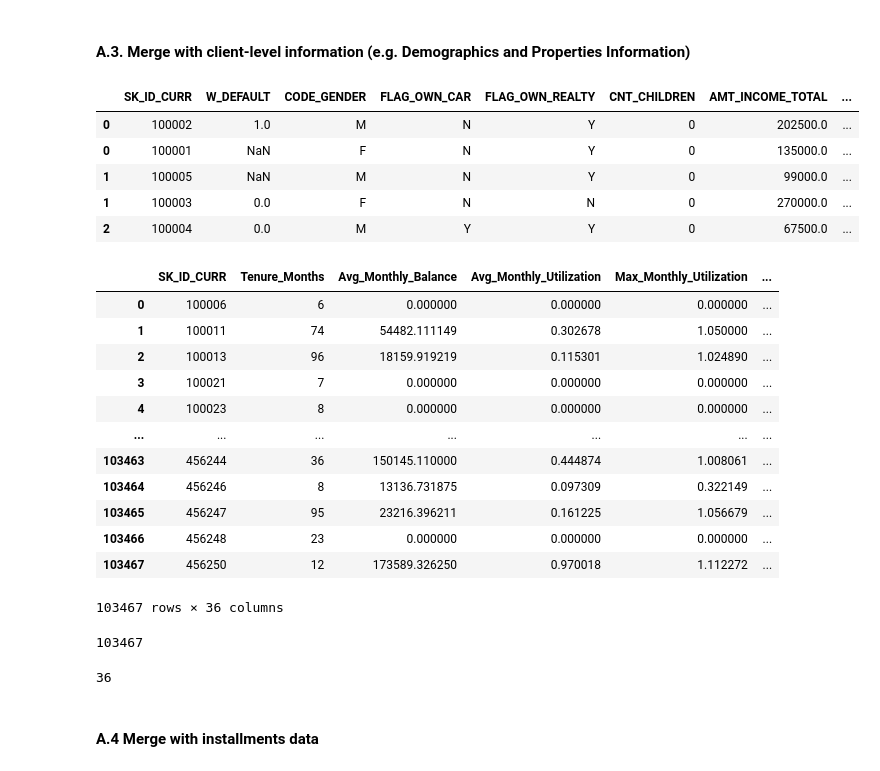
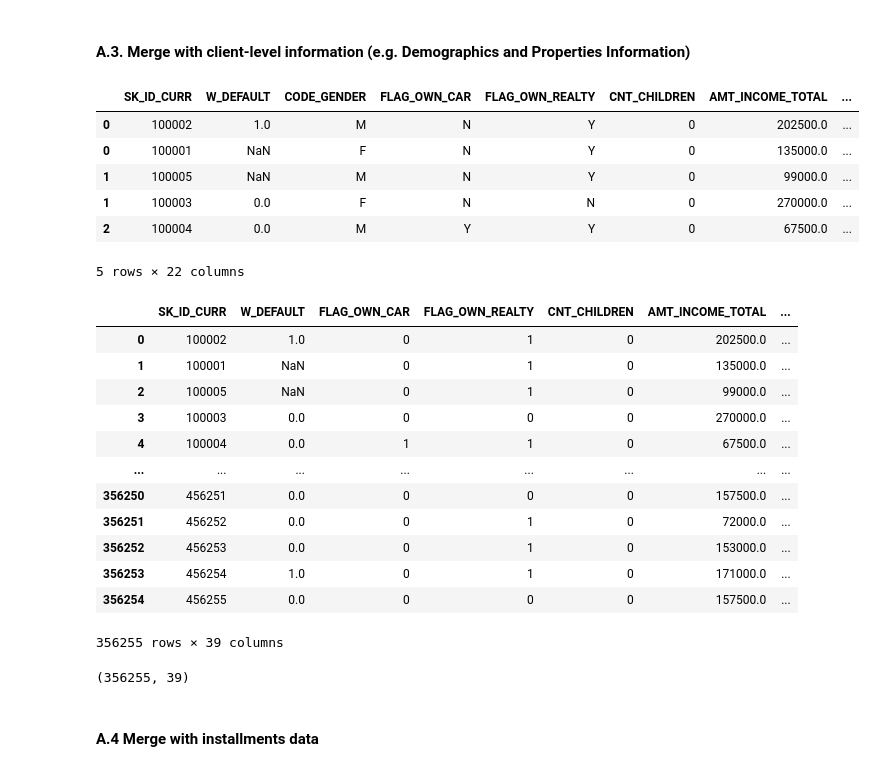
Before and after one commit to dev-dords/ML2_Project, a Jupyter notebook: LT3 - ML2 Final Project.ipynb, the cells around one changed output. Cells and saved outputs as stored; diff of their text form; code cells hidden in the pictures.

Commit message:
Changes to data handling Mirrors Florence's change to joining Removes filling with 0 Removed filling of target Removed dropping of rows without external sources

```diff
--- a/LT3 - ML2 Final Project.ipynb
+++ b/LT3 - ML2 Final Project.ipynb
@@ -196,7 +218,11 @@ customer_info = (
       'CNT_FAM_MEMBERS',  # Number of family members
       'EXT_SOURCE_1',  # External source 1
       'EXT_SOURCE_2',  # External source 2
-      'EXT_SOURCE_3'  # External source 3
+      'EXT_SOURCE_3',  # External source 3
+      'AMT_CREDIT',
+      'AMT_ANNUITY',
+      'AMT_GOODS_PRICE',
+
       ]]
 )
 
@@ -211,10 +237,11 @@ customer_info.head()
 | 1 | 100005 | NaN | M | N | Y | 0 | 99000.0 | ... |
 | 1 | 100003 | 0.0 | F | N | N | 0 | 270000.0 | ... |
 | 2 | 100004 | 0.0 | M | Y | Y | 0 | 67500.0 | ... |
+5 rows × 22 columns
 # %%
 # Join Credit Card data and Customer Information Dataframes
 
-df_joined = pd.merge(credit_card_agg, customer_info, how="left", on='SK_ID_CURR')
+df_joined = pd.merge(customer_info, credit_card_agg, how="left", on='SK_ID_CURR')
 
 # Express customer age in years
 df_joined["Age_Years"] = abs(df_joined["DAYS_BIRTH"]) / 365
@@ -229,16 +256,14 @@ df_joined["CODE_GENDER_M"] = df_joined['CODE_GENDER'].map({'F': 0, 'M': 1})
 df_joined["FLAG_OWN_CAR"] = df_joined['FLAG_OWN_CAR'].map({'Y': 1, 'N': 0})
 
 # Indicator if client owns a real property
-df_joined["FLAG_OWN_REALTY"] = df_joined['FLAG_OWN_REALTY'].map({
-                                                                'Y': 1, 'N': 0})
+df_joined["FLAG_OWN_REALTY"] = df_joined['FLAG_OWN_REALTY'].map({'Y': 1, 'N': 0})
 
 # Drop redundant columns
 df_joined = df_joined.drop(['CODE_GENDER', 'DAYS_BIRTH'], axis=1)
 
 # Drop rows with no value on any EXT_SOURCE_1, EXT_SOURCE_2, and EXT_SOURCE_3
 external_sources = ['EXT_SOURCE_1', 'EXT_SOURCE_2', 'EXT_SOURCE_3']
-df_joined = df_joined[~df_joined[external_sources].isna().all(
-    axis=1)]  # Only one row has none of all
+# df_joined = df_joined[~df_joined[external_sources].isna().all(axis=1)]  # Only one row has none of all
 
 # Create new columns to reflect best and worst scores from EXT_SOURCE_1, EXT_SOURCE_2, and EXT_SOURCE3
 df_joined['EXT_SOURCE_best'] = df_joined[external_sources].apply(
@@ -248,10 +273,6 @@ df_joined['EXT_SOURCE_worst'] = df_joined[external_sources].apply(
 
 # Isolate columns EXT_SOURCE_1, EXT_SOURCE_2, and EXT_SOURCE_3
 df_joined = df_joined.drop(columns=external_sources)
-
-# Drop rows with 0 'AMT_CREDIT_LIMIT_ACTUAL' since they cannot be upsold with expanded limit (re-activation would be required instead)
-# we do this later
-# df_joined = df_joined[df_joined['AMT_CREDIT_LIMIT_ACTUAL'] != 0]
 # %%
 # use mean to fill NA for own car age so that this data can be used without effect for the missing rows
 df_joined['OWN_CAR_AGE'].fillna(df_joined.OWN_CAR_AGE.mean(), inplace=True)
@@ -261,31 +282,26 @@ df_joined['credit_limit_income_ratio'] = df_joined['AMT_CREDIT_LIMIT_ACTUAL'] /
 # %%
 # na_counts = df_joined['W_DEFAULT'].isna().sum()
 # print(f"Number of NA values in W_DEFAULT column: {na_counts}")
 
-df_joined['W_DEFAULT'].fillna(0, inplace=True)
 df_joined
 # %% [output]
-|  | SK_ID_CURR | Tenure_Months | Avg_Monthly_Balance | Avg_Monthly_Utilization | Max_Monthly_Utilization | ... |
-| 0 | 100006 | 6 | 0.000000 | 0.000000 | 0.000000 | ... |
-| 1 | 100011 | 74 | 54482.111149 | 0.302678 | 1.050000 | ... |
-| 2 | 100013 | 96 | 18159.919219 | 0.115301 | 1.024890 | ... |
-| 3 | 100021 | 7 | 0.000000 | 0.000000 | 0.000000 | ... |
-| 4 | 100023 | 8 | 0.000000 | 0.000000 | 0.000000 | ... |
-| ... | ... | ... | ... | ... | ... | ... |
-| 103463 | 456244 | 36 | 150145.110000 | 0.444874 | 1.008061 | ... |
-| 103464 | 456246 | 8 | 13136.731875 | 0.097309 | 0.322149 | ... |
-| 103465 | 456247 | 95 | 23216.396211 | 0.161225 | 1.056679 | ... |
-| 103466 | 456248 | 23 | 0.000000 | 0.000000 | 0.000000 | ... |
-| 103467 | 456250 | 12 | 173589.326250 | 0.970018 | 1.112272 | ... |
+|  | SK_ID_CURR | W_DEFAULT | FLAG_OWN_CAR | FLAG_OWN_REALTY | CNT_CHILDREN | AMT_INCOME_TOTAL | ... |
+| 0 | 100002 | 1.0 | 0 | 1 | 0 | 202500.0 | ... |
+| 1 | 100001 | NaN | 0 | 1 | 0 | 135000.0 | ... |
+| 2 | 100005 | NaN | 0 | 1 | 0 | 99000.0 | ... |
+| 3 | 100003 | 0.0 | 0 | 0 | 0 | 270000.0 | ... |
+| 4 | 100004 | 0.0 | 1 | 1 | 0 | 67500.0 | ... |
+| ... | ... | ... | ... | ... | ... | ... | ... |
+| 356250 | 456251 | 0.0 | 0 | 0 | 0 | 157500.0 | ... |
+| 356251 | 456252 | 0.0 | 0 | 1 | 0 | 72000.0 | ... |
+| 356252 | 456253 | 0.0 | 0 | 1 | 0 | 153000.0 | ... |
+| 356253 | 456254 | 1.0 | 0 | 1 | 0 | 171000.0 | ... |
+| 356254 | 456255 | 0.0 | 0 | 0 | 0 | 157500.0 | ... |
-103467 rows × 36 columns
+356255 rows × 39 columns
 # %%
-df_joined.shape[0]
+df_joined.shape
 # %% [output]
-103467
+(356255, 39)
-# %%
-df_joined.shape[1]
-# %% [output]
-36
 # %% [markdown]
 #### A.4 Merge with installments data
 # %%
```
Also changed, not shown: parts of 17 cells of this notebook.
